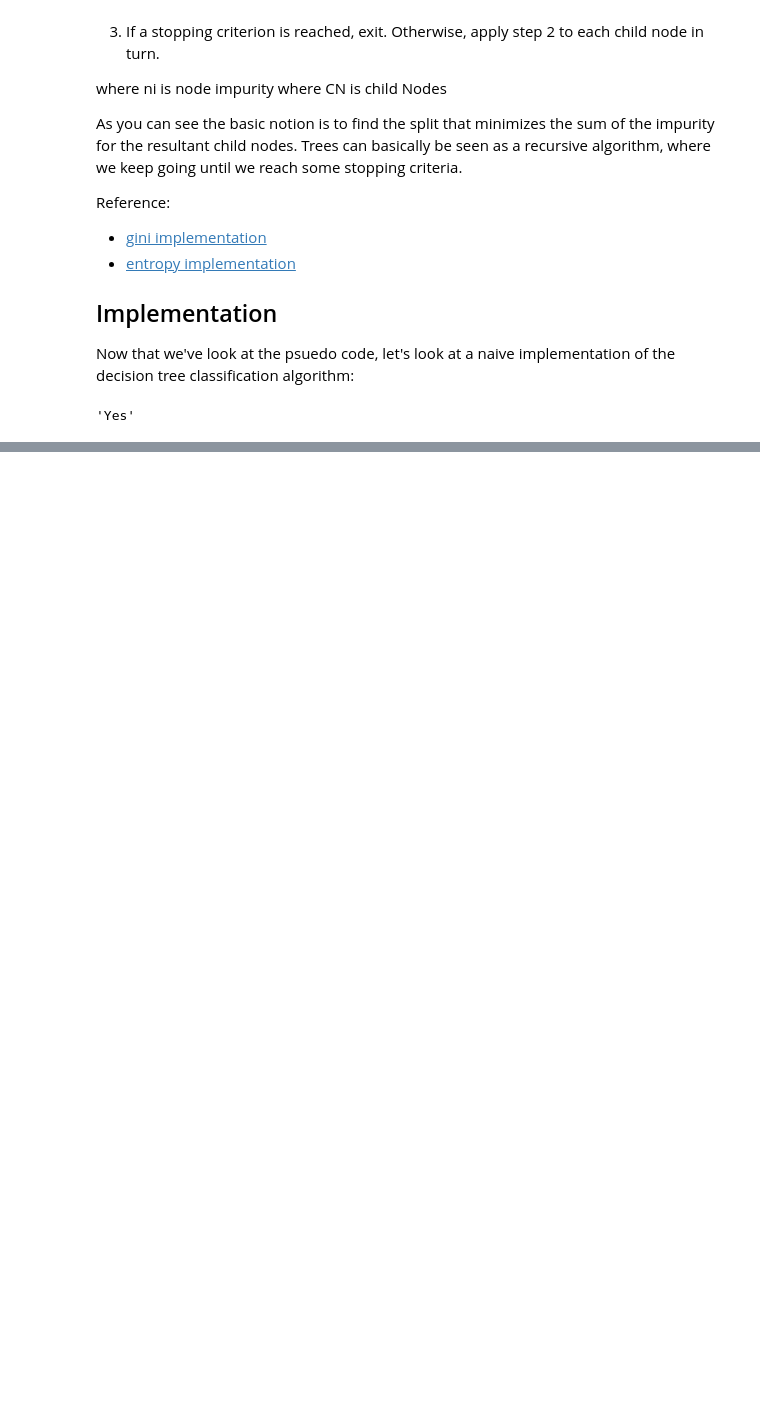
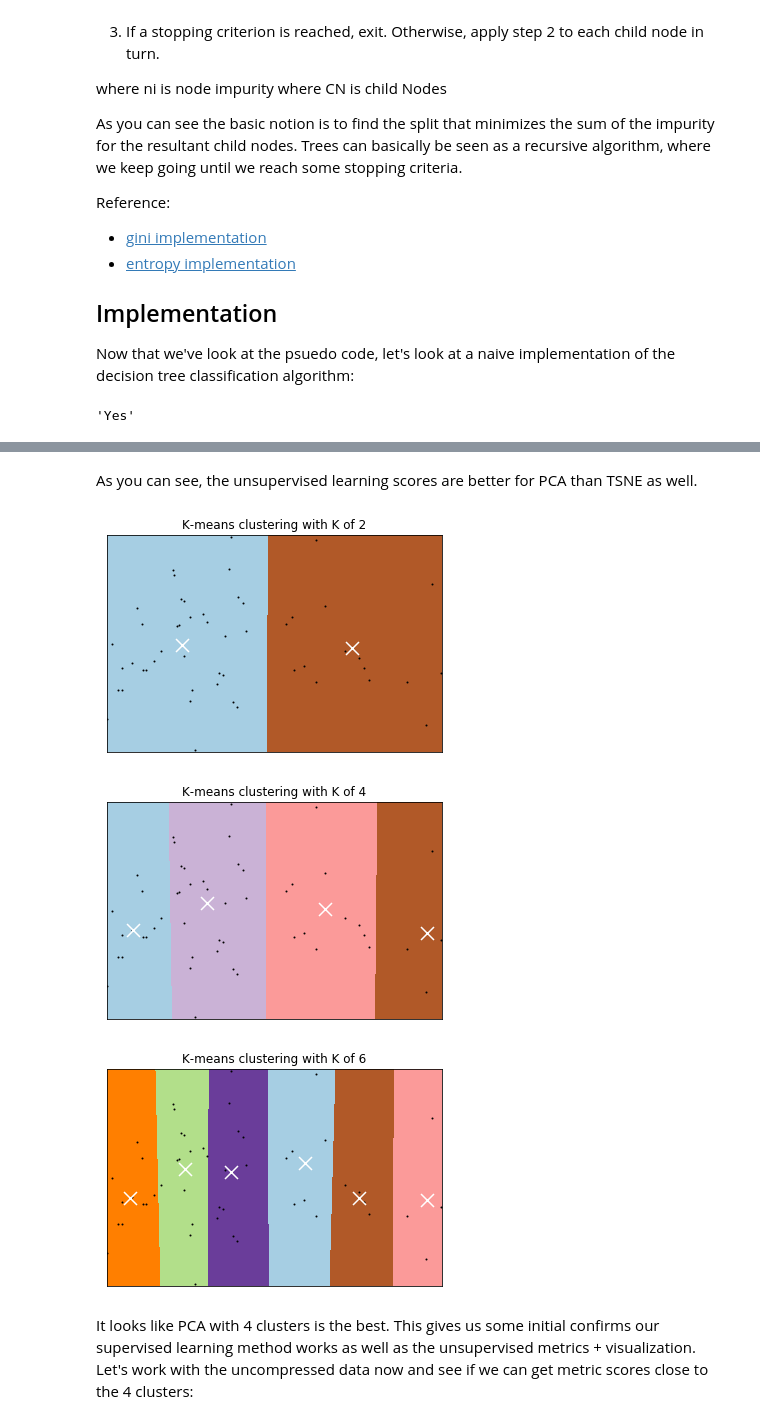
Before and after one commit to EricSchles/fourth_data_science_meetup_nyc, a Jupyter notebook: An Introduction To Information Theory.ipynb, the cells around one changed output, grey strips where cells are left out. Drawn from its saved outputs; the diff is of its cells as text; code cells hidden in the pictures; blank space fills up the shorter version.

```diff
--- a/An Introduction To Information Theory.ipynb
+++ b/An Introduction To Information Theory.ipynb
@@ -727,0 +1195,15 @@ prediction
+# %%
+from sklearn import neighbors
+from sklearn import metrics
+
+def find_k(embedding, y):
+    for k in range(2, 9):
+        knn = neighbors.KNeighborsRegressor(n_neighbors=k)
+        knn.fit(embedding, y)
+        y_pred = knn.predict(embedding)
+        print("K:", k)
+        print("MSE:", metrics.mean_squared_error(y, y_pred))
+        print("Median Absolute Error:", metrics.median_absolute_error(y, y_pred))
+
+embedding = decomposition.PCA(n_components=2).fit_transform(X)
+find_k(embedding, y)
@@ -727,0 +1280,52 @@ prediction
+# %% [markdown]
+As you can see, the unsupervised learning scores are better for PCA than TSNE as well.
+# %%
+import matplotlib.pyplot as plt
+%matplotlib inline
+
+def plot_kmeans_clusters(embedding, k):
+    kmeans = KMeans(init='k-means++', n_clusters=k)
+    kmeans.fit(embedding)
+
+    # Step size of the mesh. Decrease to increase the quality of the VQ.
+    h = .02     # point in the mesh [x_min, x_max]x[y_min, y_max].
+
+    # Plot the decision boundary. For that, we will assign a color to each
+    x_min, x_max = embedding[:, 0].min() - 1, embedding[:, 0].max() + 1
+    y_min, y_max = embedding[:, 1].min() - 1, embedding[:, 1].max() + 1
+    xx, yy = np.meshgrid(np.arange(x_min, x_max, h), np.arange(y_min, y_max, h))
+
+    # Obtain labels for each point in mesh. Use last trained model.
+    Z = kmeans.predict(np.c_[xx.ravel(), yy.ravel()])
+
+    # Put the result into a color plot
+    Z = Z.reshape(xx.shape)
+    plt.figure(1)
+    plt.clf()
+    plt.imshow(Z, interpolation='nearest',
+               extent=(xx.min(), xx.max(), yy.min(), yy.max()),
+               cmap=plt.cm.Paired,
+               aspect='auto', origin='lower')
+
+    plt.plot(embedding[:, 0], embedding[:, 1], 'k.', markersize=2)
+    # Plot the centroids as a white X
+    centroids = kmeans.cluster_centers_
+    plt.scatter(centroids[:, 0], centroids[:, 1],
+                marker='x', s=169, linewidths=3,
+                color='w', zorder=10)
+    plt.title('K-means clustering with K of {}'.format(k))
+    plt.xlim(x_min, x_max)
+    plt.ylim(y_min, y_max)
+    plt.xticks(())
+    plt.yticks(())
+    plt.show()
+
+plot_kmeans_clusters(embedding, 2)
+plot_kmeans_clusters(embedding, 4)
+plot_kmeans_clusters(embedding, 6)
+# %% [output]
+[figure, added]
+[figure, added]
+[figure, added]
+# %% [markdown]
+It looks like PCA with 4 clusters is the best.  This gives us some initial confirms our supervised learning method works as well as the unsupervised metrics + visualization.  Let's work with the uncompressed data now and see if we can get metric scores close to the 4 clusters:
```
Also changed, not shown: parts of 40 cells of this notebook.
